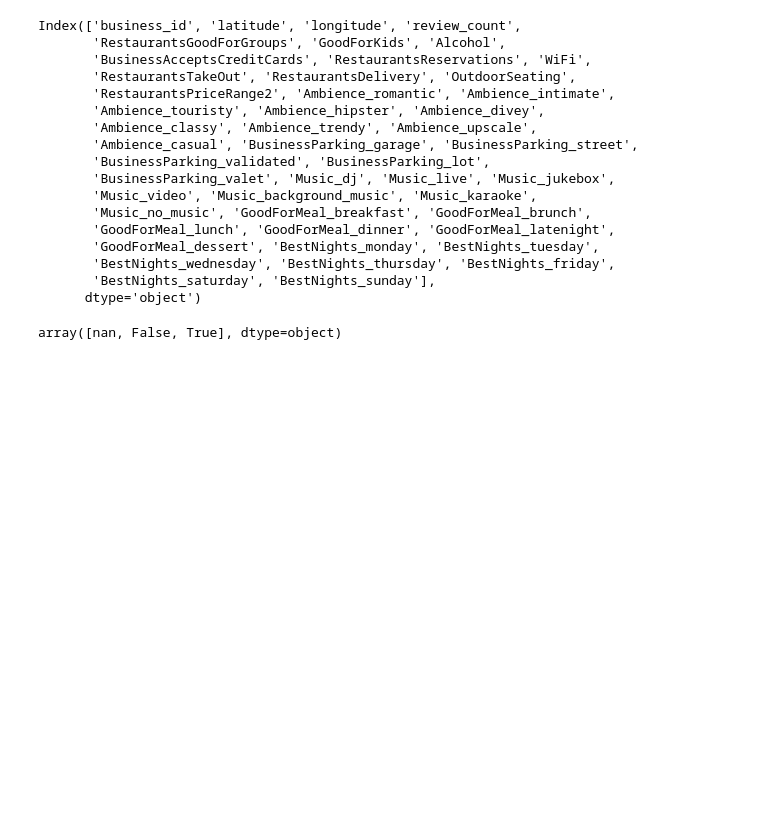
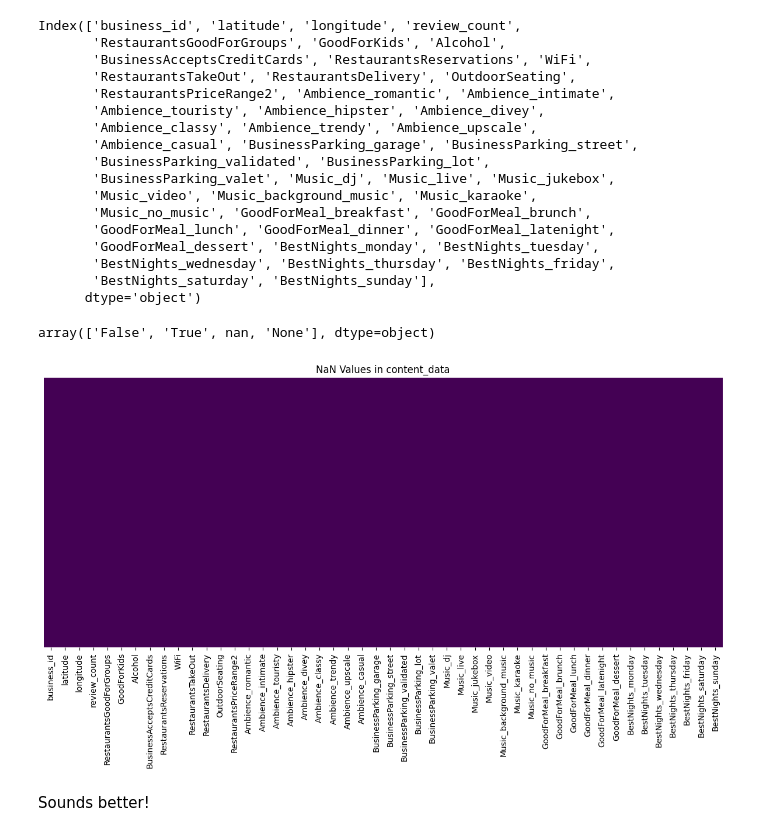
Before and after one commit to arashshams/recom_sys_nlp_llm, a Jupyter notebook: subset_selection.ipynb, the cells around one changed output. Cells and saved outputs as stored; diff of their text form; code cells hidden in the pictures; blank space fills up the shorter version.

Commit message:
Imputation completed

```diff
--- a/subset_selection.ipynb
+++ b/subset_selection.ipynb
@@ -2075,9 +2075,9 @@ content_data['WiFi'] = content_data['WiFi'].apply(clean_values)
 # # Let's write to disk
 # content_data.to_csv('data/interim_output.csv', index=False)
 # %%
-content_data['BestNights_tuesday'].unique()
+content_data['RestaurantsReservations'].unique()
 # %% [output]
-array([nan, False, True], dtype=object)
+array(['False', 'True', nan, 'None'], dtype=object)
 # %%
 # Imputation
 # Imputation needs to be customized for each and every single column (open to suggestion):
@@ -2165,0 +2167,14 @@ for col in nights_cols:
+# %%
+# Imputation check
+nan_mask = content_data.isna()
+
+# Adjust the figure size to make it wider
+plt.figure(figsize=(15, 6))  # Set the width to 15 and height to 6 (adjust as needed)
+
+sns.heatmap(nan_mask, cmap="viridis", cbar=False, yticklabels=False, xticklabels=True)
+plt.title('NaN Values in content_data')  # Optional: Add a title
+plt.show()
+# %% [output]
+[figure, added]
+# %% [markdown]
+Sounds better!
```
Also changed, not shown: parts of 4 cells of this notebook.
